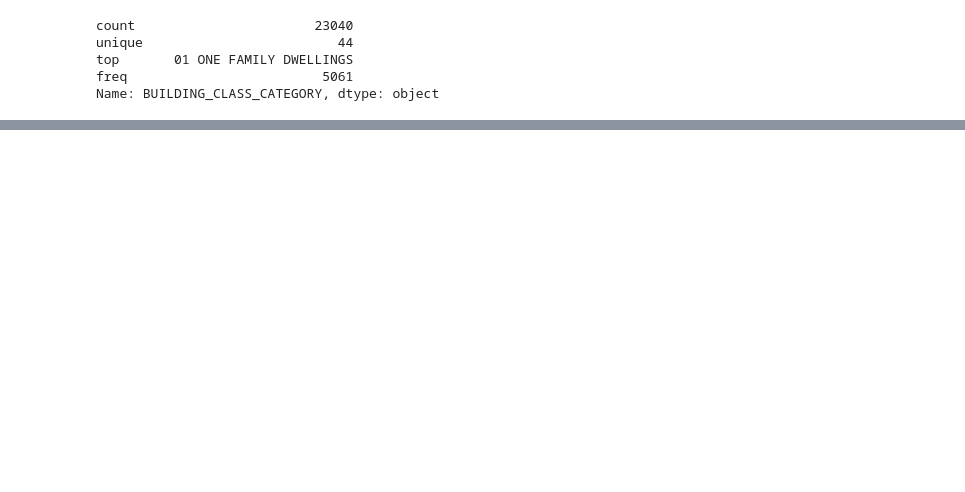
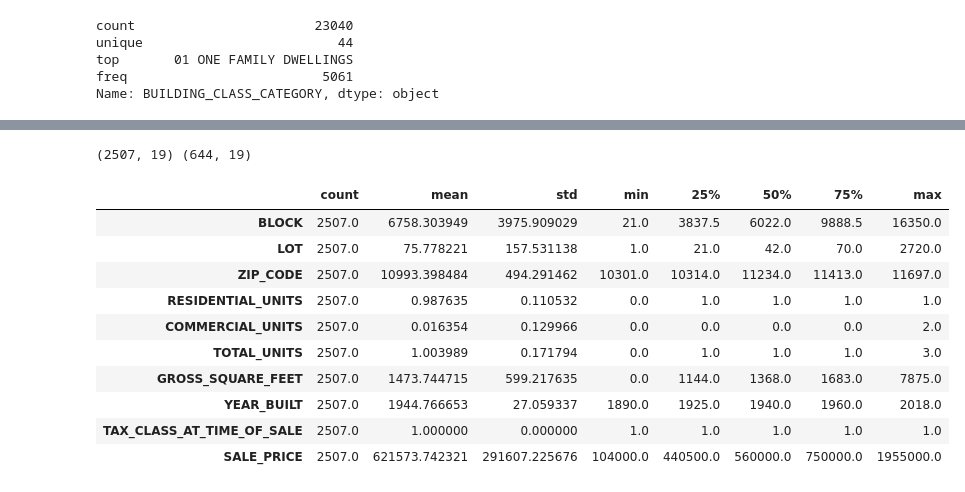
Before and after one commit to DRodriguez615/DS-Unit-2-Linear-Models, a Jupyter notebook: module3-ridge-regression/LS_DS_213_assignment.ipynb, the cells around one changed output, grey strips where cells are left out. Drawn from its saved outputs; the diff is of its cells as text; code cells hidden in the pictures; blank space fills up the shorter version.

```diff
--- a/module3-ridge-regression/LS_DS_213_assignment.ipynb
+++ b/module3-ridge-regression/LS_DS_213_assignment.ipynb
@@ -112,0 +169,10 @@ Name: BUILDING_CLASS_CATEGORY, dtype: object
+# %%
+# making subset where BUILDING_CLASS_CATEGORY =='01 ONE FAMILY DWELLINGS'
+# and using data where sale price was more than 100thousand and less than 2 million
+
+df_subset = df[(df['BUILDING_CLASS_CATEGORY'] == '01 ONE FAMILY DWELLINGS')
+                          &(df['SALE_PRICE'] > 100000)
+                          & (df['SALE_PRICE'] < 2000000)]
+df_subset = df_subset.drop(df[['EASE-MENT', 'APARTMENT_NUMBER']], axis=1)
+print(df_subset.shape)
+df_subset.columns
@@ -112,0 +230,3 @@ Name: BUILDING_CLASS_CATEGORY, dtype: object
+# %%
+df_subset['SALE_DATE'] = pd.to_datetime(df_subset['SALE_DATE'])
+df_subset['SALE_DATE'].describe()
@@ -112,0 +241,23 @@ Name: BUILDING_CLASS_CATEGORY, dtype: object
+# %%
+cutoff = pd.to_datetime('2019-04-01')
+train = df_subset[df_subset.SALE_DATE < cutoff]
+test = df_subset[df_subset.SALE_DATE >= cutoff]
+print(train.shape, test.shape)
+# %% [output]
+(2507, 19) (644, 19)
+# %%
+#one-hot encoding
+# numeric
+train.select_dtypes(include = 'number').describe().T
+# %% [output]
+|  | count | mean | std | min | 25% | 50% | 75% | max |
+| BLOCK | 2507.0 | 6758.303949 | 3975.909029 | 21.0 | 3837.5 | 6022.0 | 9888.5 | 16350.0 |
+| LOT | 2507.0 | 75.778221 | 157.531138 | 1.0 | 21.0 | 42.0 | 70.0 | 2720.0 |
+| ZIP_CODE | 2507.0 | 10993.398484 | 494.291462 | 10301.0 | 10314.0 | 11234.0 | 11413.0 | 11697.0 |
+| RESIDENTIAL_UNITS | 2507.0 | 0.987635 | 0.110532 | 0.0 | 1.0 | 1.0 | 1.0 | 1.0 |
+| COMMERCIAL_UNITS | 2507.0 | 0.016354 | 0.129966 | 0.0 | 0.0 | 0.0 | 0.0 | 2.0 |
+| TOTAL_UNITS | 2507.0 | 1.003989 | 0.171794 | 0.0 | 1.0 | 1.0 | 1.0 | 3.0 |
+| GROSS_SQUARE_FEET | 2507.0 | 1473.744715 | 599.217635 | 0.0 | 1144.0 | 1368.0 | 1683.0 | 7875.0 |
+| YEAR_BUILT | 2507.0 | 1944.766653 | 27.059337 | 1890.0 | 1925.0 | 1940.0 | 1960.0 | 2018.0 |
+| TAX_CLASS_AT_TIME_OF_SALE | 2507.0 | 1.000000 | 0.000000 | 1.0 | 1.0 | 1.0 | 1.0 | 1.0 |
+| SALE_PRICE | 2507.0 | 621573.742321 | 291607.225676 | 104000.0 | 440500.0 | 560000.0 | 750000.0 | 1955000.0 |
```
Also changed, not shown: parts of 21 cells of this notebook.
